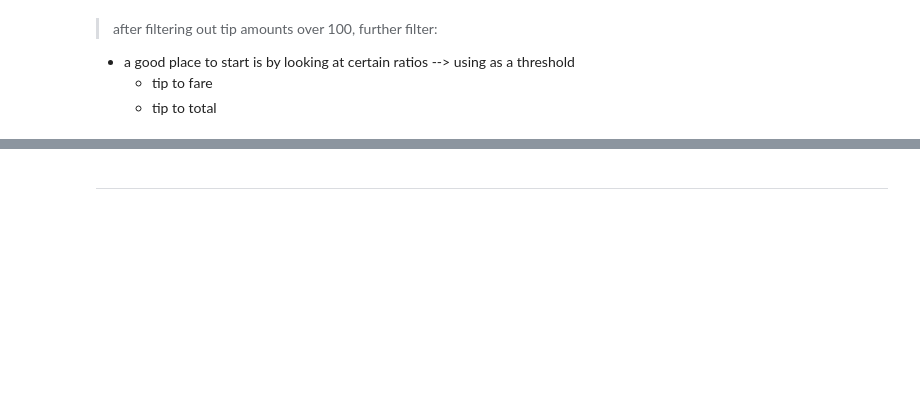
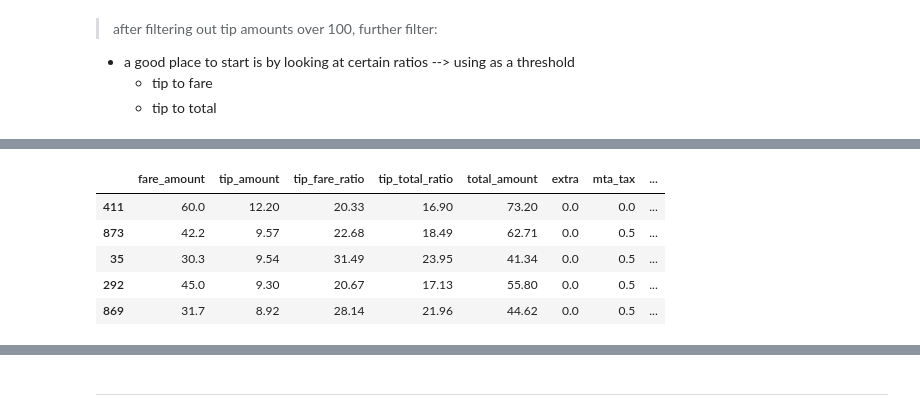
Before and after one commit to jjen1/nyc-taxis-trends, a Jupyter notebook: notebooks/yellow_taxis_eda.ipynb, the cells around one changed output, grey strips where cells are left out. Drawn from its saved outputs; the diff is of its cells as text; code cells hidden in the pictures; blank space fills up the shorter version.

```diff
--- a/notebooks/yellow_taxis_eda.ipynb
+++ b/notebooks/yellow_taxis_eda.ipynb
@@ -1018,0 +1049,11 @@ manhattan_tips.head()  # checking the final dataframe after filtering out the ex
+# %%
+# repeating the same process for Bronx
+bronx_tips = borough_tip_cleaned(bronx_cleaned)
+bronx_tips.head()
+# %% [output]
+|  | fare_amount | tip_amount | tip_fare_ratio | tip_total_ratio | total_amount | extra | mta_tax | ... |
+| 411 | 60.0 | 12.20 | 20.33 | 16.90 | 73.20 | 0.0 | 0.0 | ... |
+| 873 | 42.2 | 9.57 | 22.68 | 18.49 | 62.71 | 0.0 | 0.5 | ... |
+| 35 | 30.3 | 9.54 | 31.49 | 23.95 | 41.34 | 0.0 | 0.5 | ... |
+| 292 | 45.0 | 9.30 | 20.67 | 17.13 | 55.80 | 0.0 | 0.5 | ... |
+| 869 | 31.7 | 8.92 | 28.14 | 21.96 | 44.62 | 0.0 | 0.5 | ... |
```
Also changed, not shown: parts of 42 cells of this notebook, 1 other file.
